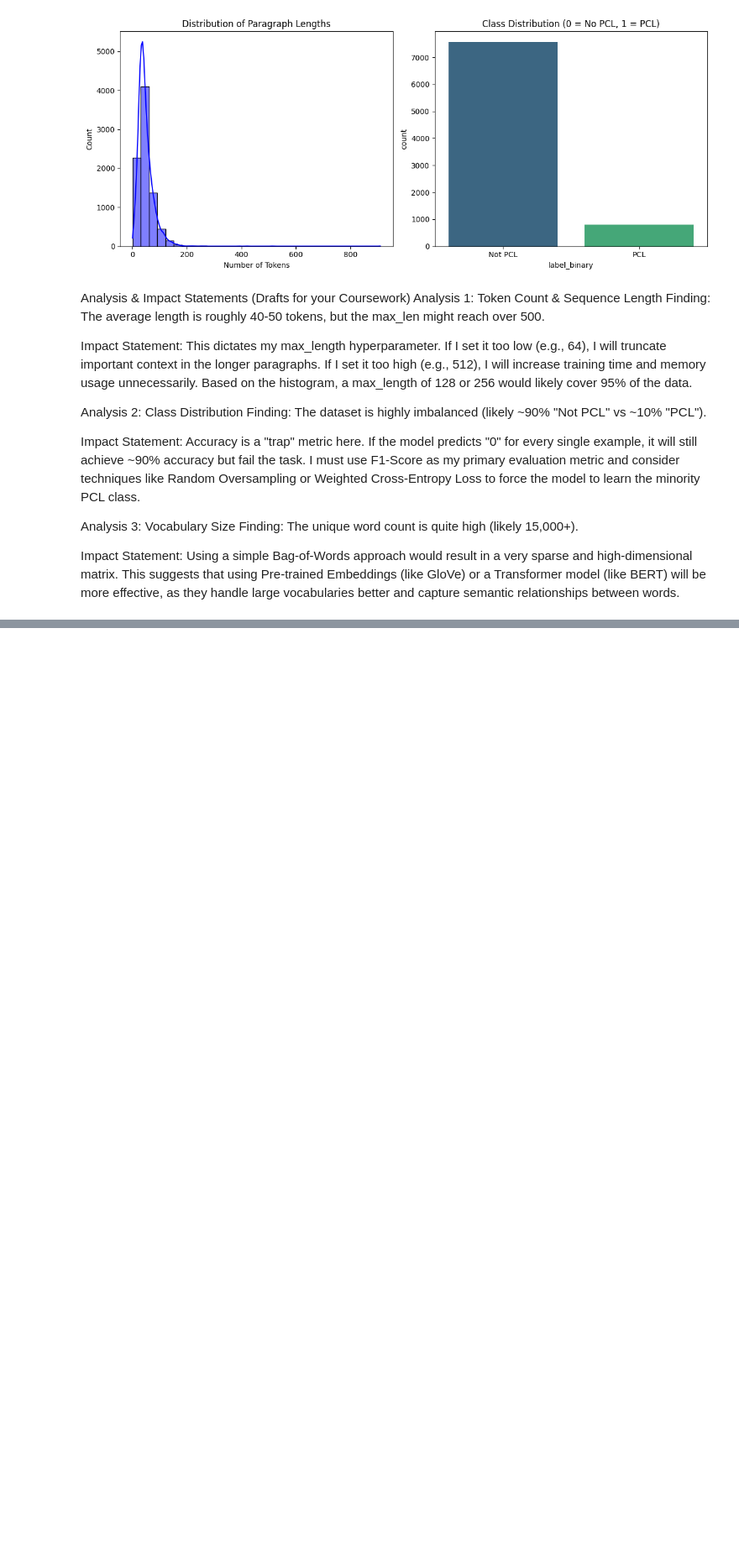
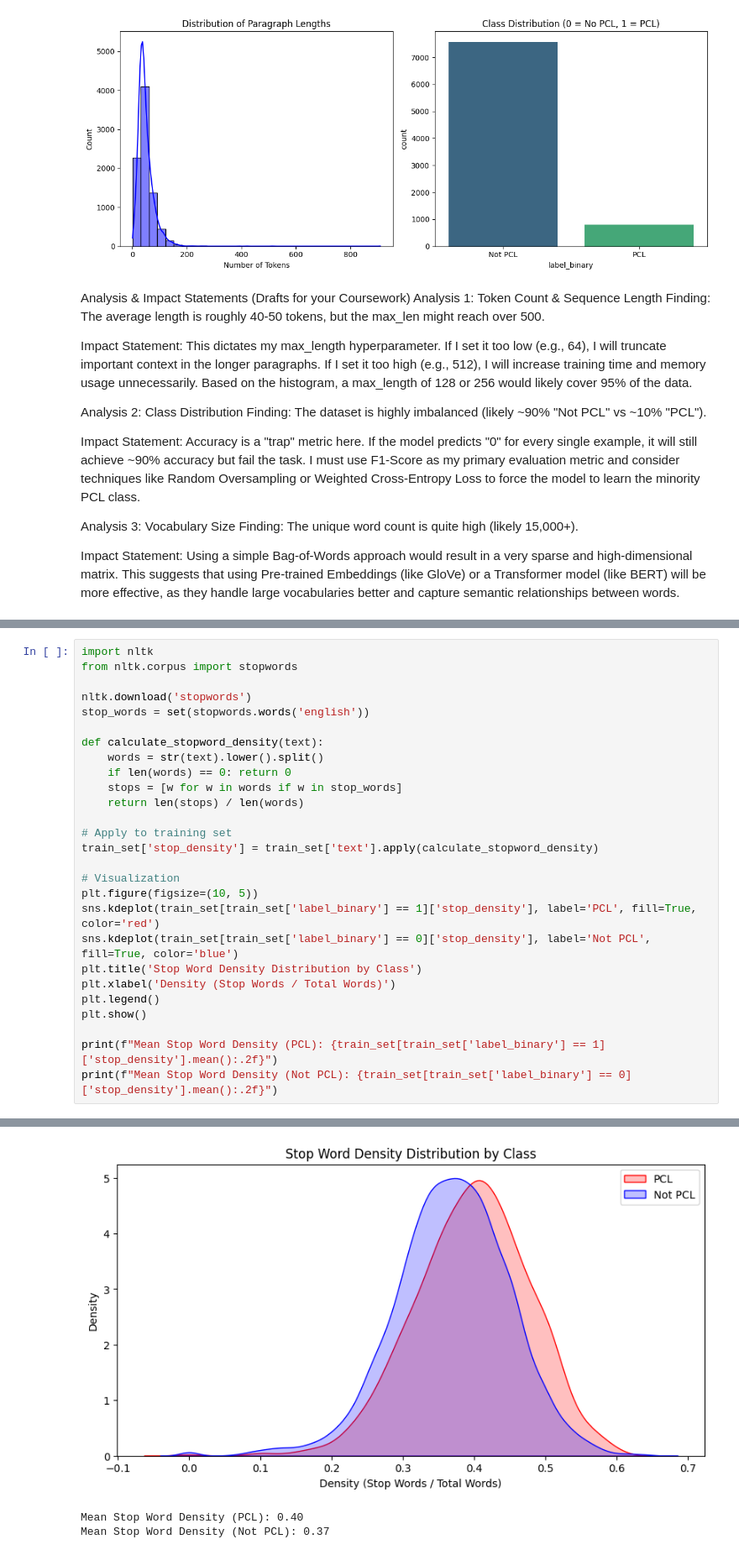
Before and after one commit to AAreeb13/NLP-Coursework, a Jupyter notebook: coursework.ipynb, the cells around one changed output, grey strips where cells are left out. Shown at 84% size. Drawn from its saved outputs; the diff is of its cells as text; blank space fills up the shorter version.

```diff
--- a/coursework.ipynb
+++ b/coursework.ipynb
@@ -359,2 +392,30 @@ plt.show()
 [figure]
 [figure]
+# %%
+import nltk
+from nltk.corpus import stopwords
+
+nltk.download('stopwords')
+stop_words = set(stopwords.words('english'))
+
+def calculate_stopword_density(text):
+    words = str(text).lower().split()
+    if len(words) == 0: return 0
+    stops = [w for w in words if w in stop_words]
+    return len(stops) / len(words)
+
+# Apply to training set
+train_set['stop_density'] = train_set['text'].apply(calculate_stopword_density)
+
+# Visualization
+plt.figure(figsize=(10, 5))
+sns.kdeplot(train_set[train_set['label_binary'] == 1]['stop_density'], label='PCL', fill=True, color='red')
+sns.kdeplot(train_set[train_set['label_binary'] == 0]['stop_density'], label='Not PCL', fill=True, color='blue')
+plt.title('Stop Word Density Distribution by Class')
+plt.xlabel('Density (Stop Words / Total Words)')
+plt.legend()
+plt.show()
+
+print(f"Mean Stop Word Density (PCL): {train_set[train_set['label_binary'] == 1]['stop_density'].mean():.2f}")
+print(f"Mean Stop Word Density (Not PCL): {train_set[train_set['label_binary'] == 0]['stop_density'].mean():.2f}")
+# %% [output]
@@ -360,0 +425,3 @@ plt.show()
+[figure, added]
+Mean Stop Word Density (PCL): 0.40
+Mean Stop Word Density (Not PCL): 0.37
```
Also changed, not shown: parts of 4 cells of this notebook, 1 other file.
